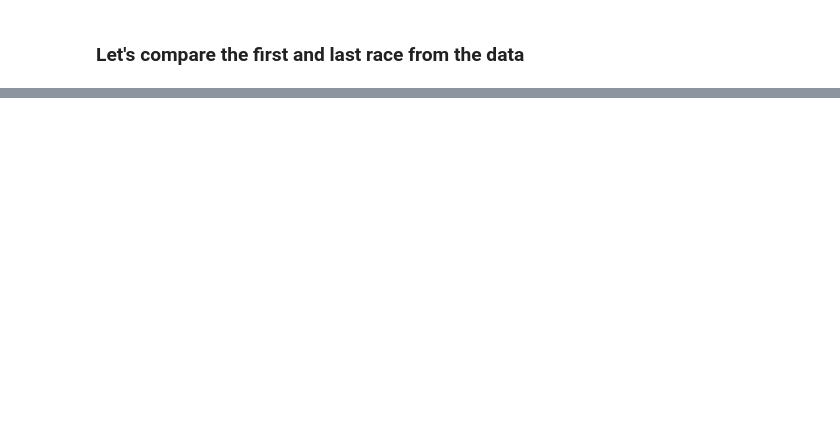
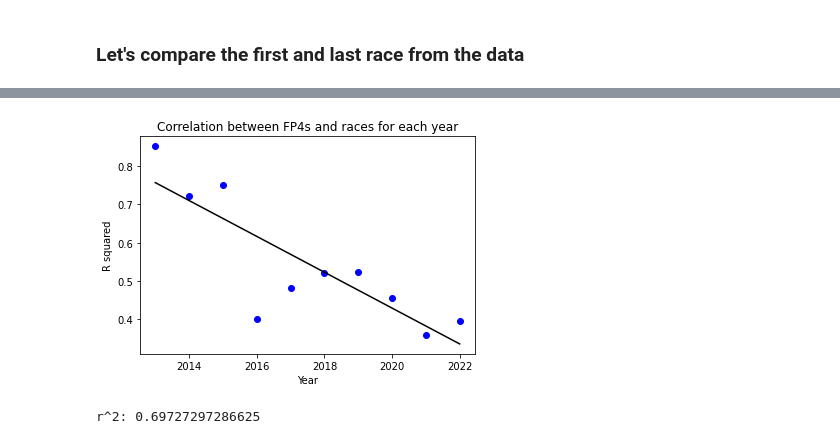
Before and after one commit to aeross/MotoGP-Free-Practice-Analyser, a Jupyter notebook: code/analysis.ipynb, the cells around one changed output, grey strips where cells are left out. Saved outputs shown, nothing was run; the diff lists cells and outputs as text; code cells hidden in the pictures; blank space fills up the shorter version.

Commit message:
fp4 and race correlation

```diff
--- a/code/analysis.ipynb
+++ b/code/analysis.ipynb
@@ -2,7 +2,8 @@
 import pandas as pd
 import os
 path = "../Data/Curated"
-all = os.listdir(path)
+gp_all = os.listdir(path)
+gp_all.remove('.gitkeep')
 # %% [markdown]
 ### Let's compare the first and last race from the data
 # %%
@@ -26,6 +28,6 @@ plt.show()
 # %%
-data = pd.read_csv(f"{path}/{all[-1]}")  # this is 2022 Valencia
-data
+data = pd.read_csv(f"{path}/{gp_all[-1]}")  # this is 2022 Valencia
+
 X = data[["fp"]]
 y = data["race"]
 reg = LinearRegression().fit(X, y)
@@ -35,5 +37,6 @@ plt.xlabel("Free Practice")
 plt.ylabel("Race")
 plt.plot(X, reg.predict(X), color='k')
 plt.show()
+print(f'r^2: {reg.score(X, y)}')
 # %% [output]
 [figure]
@@ -39,0 +46,26 @@ plt.show()
+# %%
+YEAR_START = 2013
+YEAR_END = 2022
+
+years = list(range(YEAR_START, YEAR_END + 1))
+scores = [[] for i in range(len(years))]  # coefficient of determination of the linear regression for each year
+
+# find r^2 for every gp
+for gp in gp_all:
+    try:
+        data = pd.read_csv(f"{path}/{gp}")
+        year = int(gp[:4])
+        X = data[["fp"]]
+        y = data["race"]
+        reg = LinearRegression().fit(X, y)
+        scores[year - YEAR_START].append(reg.score(X, y))
+    except:
+        # seems like some of the csv data failed to be produced, so we'll ignore them here
+        # (no biggie, there's only 2 of em out of 160ish)
+        pass
+
+# find mean r^2 for every year
+import statistics as stats
+scores = [stats.mean(scores[i]) for i in range(len(years))]
+data = pd.DataFrame(data={"year": years, "rsquared": scores})
+data
@@ -39,0 +84,14 @@ plt.show()
+# %%
+X = data[["year"]]
+y = data["rsquared"]
+reg = LinearRegression().fit(X, y)
+plt.scatter(X, y, color='b')
+plt.title("Correlation between FP4s and races for each year")
+plt.xlabel("Year")
+plt.ylabel("R squared")
+plt.plot(X, reg.predict(X), color='k')
+plt.show()
+print(f'r^2: {reg.score(X, y)}')
+# %% [output]
+[figure, added]
+r^2: 0.69727297286625
```
Also changed, not shown: parts of 4 cells of this notebook.
